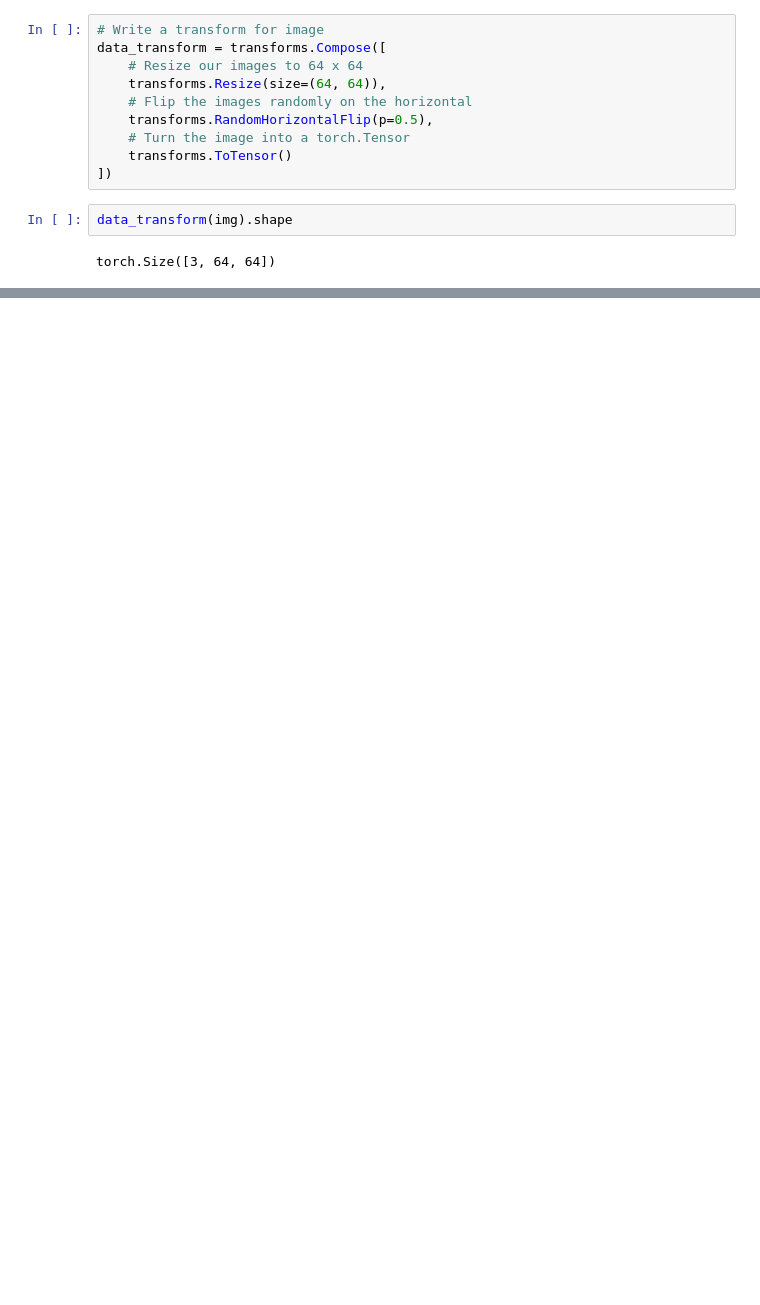
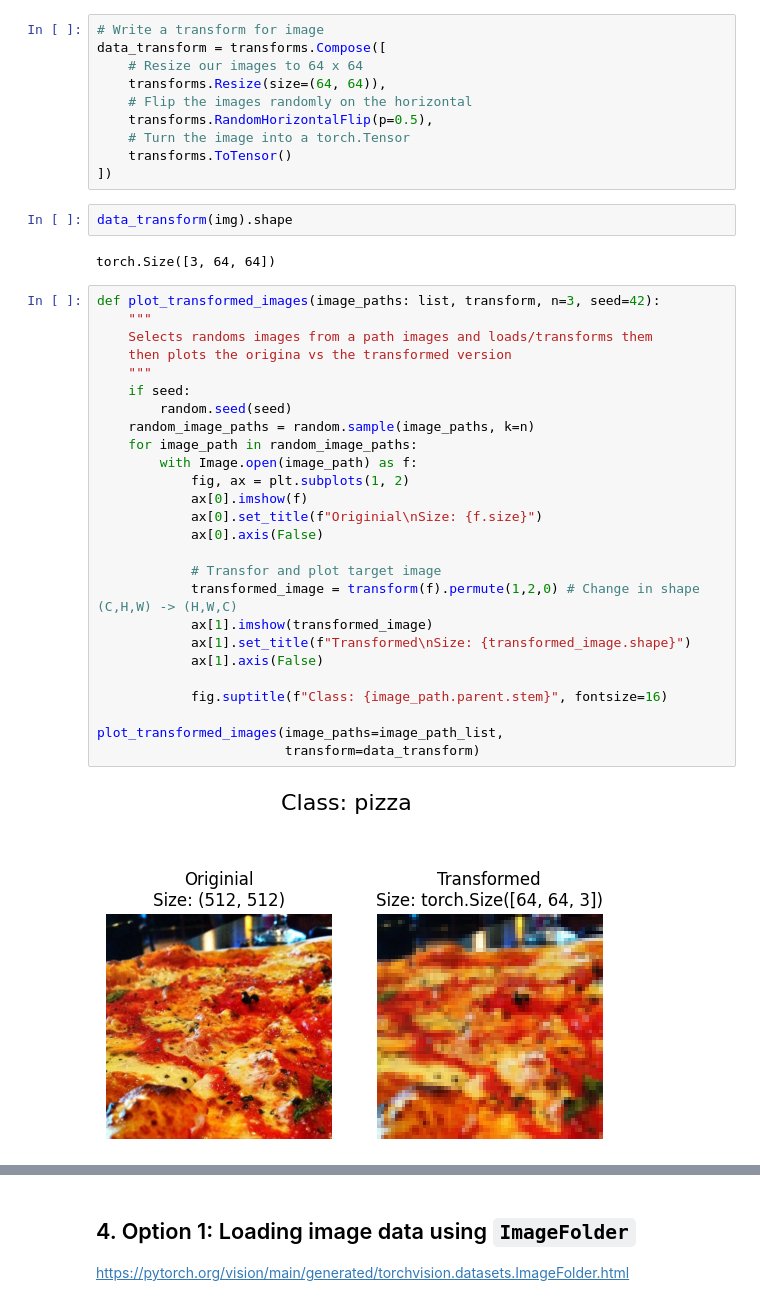
Before and after one commit to Paola2233/PyTorch-Fundamentals, a Jupyter notebook: notebooks/04_pytorch_custom_datasets.ipynb, the cells around one changed output, grey strips where cells are left out. Drawn from its saved outputs; the diff is of its cells as text; blank space fills up the shorter version.

```diff
--- a/notebooks/04_pytorch_custom_datasets.ipynb
+++ b/notebooks/04_pytorch_custom_datasets.ipynb
@@ -169,3 +171,31 @@ data_transform = transforms.Compose([
 data_transform(img).shape
 # %% [output]
 torch.Size([3, 64, 64])
+# %%
+def plot_transformed_images(image_paths: list, transform, n=3, seed=42):
+    """
+    Selects randoms images from a path images and loads/transforms them
+    then plots the origina vs the transformed version
+    """
+    if seed:
+        random.seed(seed)
+    random_image_paths = random.sample(image_paths, k=n)
+    for image_path in random_image_paths:
+        with Image.open(image_path) as f:
+            fig, ax = plt.subplots(1, 2)
+            ax[0].imshow(f)
+            ax[0].set_title(f"Originial\nSize: {f.size}")
+            ax[0].axis(False)
+
+            # Transfor and plot target image
+            transformed_image = transform(f).permute(1,2,0) # Change in shape (C,H,W) -> (H,W,C)
+            ax[1].imshow(transformed_image)
+            ax[1].set_title(f"Transformed\nSize: {transformed_image.shape}")
+            ax[1].axis(False)
+
+            fig.suptitle(f"Class: {image_path.parent.stem}", fontsize=16)
+
+plot_transformed_images(image_paths=image_path_list,
+                        transform=data_transform)
+# %% [output]
+[figure, added]
@@ -171,0 +204,4 @@ torch.Size([3, 64, 64])
+# %% [markdown]
+## 4. Option 1: Loading image data using `ImageFolder`
+
+https://pytorch.org/vision/main/generated/torchvision.datasets.ImageFolder.html
```
Also changed, not shown: parts of 6 cells of this notebook.
